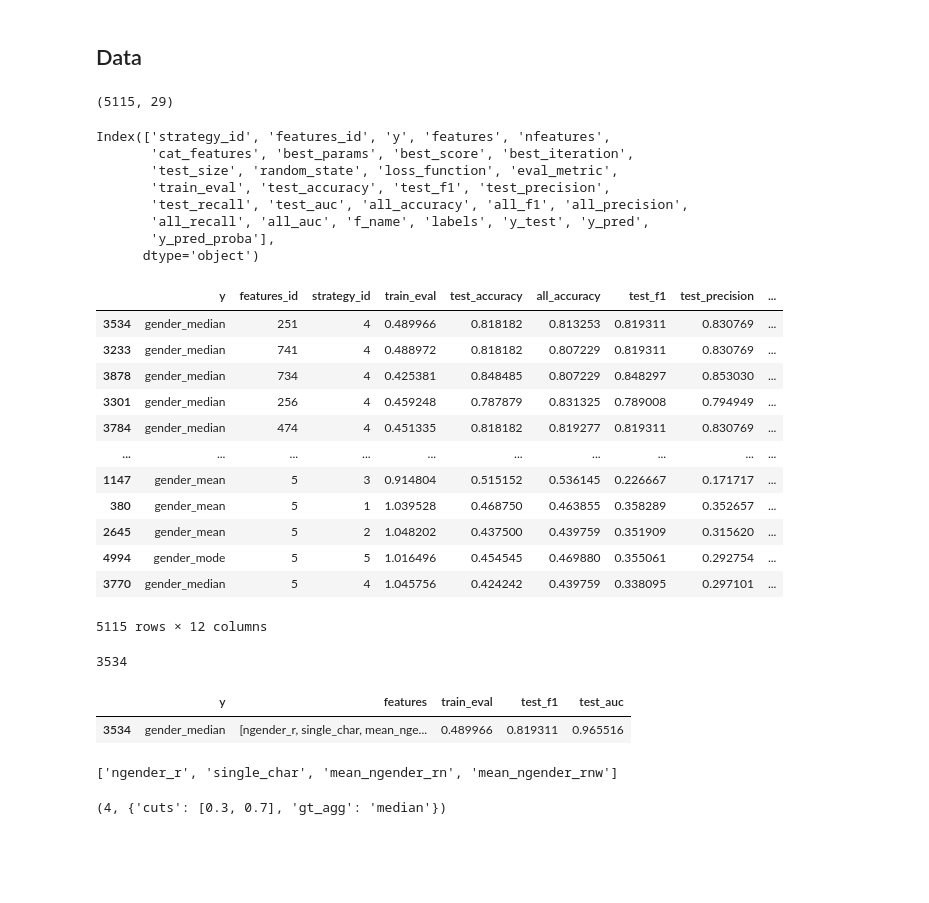
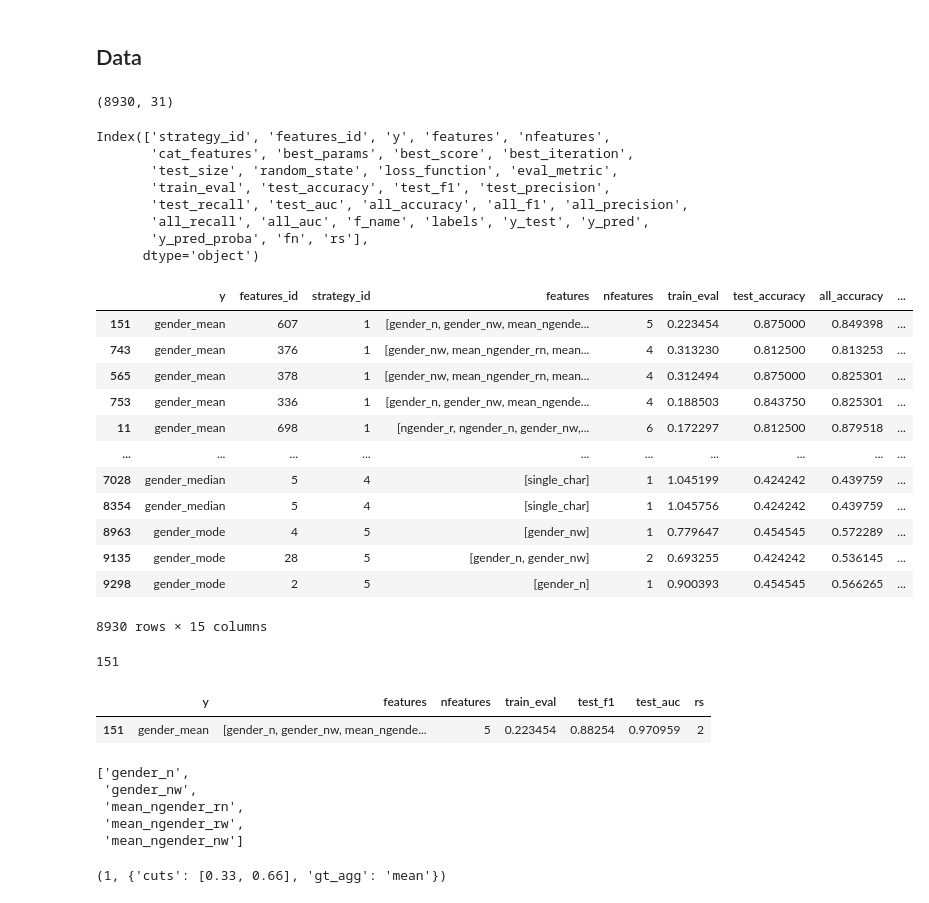
Before and after one commit to CSHVienna/chinese-names-gender, a Jupyter notebook: code/notebooks/predictions_classification.ipynb, the cells around one changed output. Saved outputs shown, nothing was run; the diff lists cells and outputs as text; code cells hidden in the pictures; blank space fills up the shorter version.

Commit message:
all names prediction using best model rs=1

```diff
--- a/code/notebooks/predictions_classification.ipynb
+++ b/code/notebooks/predictions_classification.ipynb
@@ -28,18 +23,25 @@ VERSION = 3
 RANDOM_SEED = 1
 
 VAR_X = ['mean', 'median', 'mode']
-DIR = f'../../results/v{VERSION}/gender/predictions/comparison/rs{RANDOM_SEED}/classification/_<VAR_X>/cut_*/*'
+DIR = f'../../results/v{VERSION}/gender/predictions/comparison/rs*/classification/_<VAR_X>/cut_*/*'
 METRIC = 'test_auc'
+ASCENDING = False
 # %% [markdown]
 ## Data
 # %%
-df_results_mean = ios.load_json_files_to_dataframe(DIR.replace('<VAR_X>', 'mean'))
-df_results_median = ios.load_json_files_to_dataframe(DIR.replace('<VAR_X>', 'median'))
-df_results_mode = ios.load_json_files_to_dataframe(DIR.replace('<VAR_X>', 'mode'))
+df_results_mean = ios.load_json_files_to_dataframe(DIR.replace('<VAR_X>', 'mean'), include_fn=True)
+df_results_median = ios.load_json_files_to_dataframe(DIR.replace('<VAR_X>', 'median'), include_fn=True)
+df_results_mode = ios.load_json_files_to_dataframe(DIR.replace('<VAR_X>', 'mode'), include_fn=True)
 df_results = pd.concat([df_results_mean, df_results_median, df_results_mode], ignore_index=True)
+
+# A few mods:
+df_results.loc[:,'rs'] = df_results.fn.apply(lambda v: int(v.split('/rs')[-1].split('/')[0]))
+df_results = df_results.query("rs != 12345").copy()
 df_results.shape
+
+df_results.shape
 # %% [output]
-(5115, 29)
+(8930, 31)
 # %%
 df_results.columns
 # %% [output]
@@ -49,43 +51,47 @@ Index(['strategy_id', 'features_id', 'y', 'features', 'nfeatures',
        'train_eval', 'test_accuracy', 'test_f1', 'test_precision',
        'test_recall', 'test_auc', 'all_accuracy', 'all_f1', 'all_precision',
        'all_recall', 'all_auc', 'f_name', 'labels', 'y_test', 'y_pred',
-       'y_pred_proba'],
+       'y_pred_proba', 'fn', 'rs'],
       dtype='object')
 # %%
-cols = ['y','features_id','strategy_id','train_eval','test_accuracy','all_accuracy','test_f1','test_precision','test_recall','test_auc','all_auc','f_name']
-df_results[cols].sort_values(METRIC, ascending=False)
+cols = ['y','features_id', 'strategy_id', 'features', 'nfeatures', 'train_eval','test_accuracy','all_accuracy','test_f1','test_precision','test_recall','test_auc','all_auc','f_name','rs']
+df_results[cols].sort_values(METRIC, ascending=ASCENDING)
 # %% [output]
-|  | y | features_id | strategy_id | train_eval | test_accuracy | all_accuracy | test_f1 | test_precision | ... |
-| 3534 | gender_median | 251 | 4 | 0.489966 | 0.818182 | 0.813253 | 0.819311 | 0.830769 | ... |
-| 3233 | gender_median | 741 | 4 | 0.488972 | 0.818182 | 0.807229 | 0.819311 | 0.830769 | ... |
-| 3878 | gender_median | 734 | 4 | 0.425381 | 0.848485 | 0.807229 | 0.848297 | 0.853030 | ... |
-| 3301 | gender_median | 256 | 4 | 0.459248 | 0.787879 | 0.831325 | 0.789008 | 0.794949 | ... |
-| 3784 | gender_median | 474 | 4 | 0.451335 | 0.818182 | 0.819277 | 0.819311 | 0.830769 | ... |
+|  | y | features_id | strategy_id | features | nfeatures | train_eval | test_accuracy | all_accuracy | ... |
+| 151 | gender_mean | 607 | 1 | [gender_n, gender_nw, mean_ngende... | 5 | 0.223454 | 0.875000 | 0.849398 | ... |
+| 743 | gender_mean | 376 | 1 | [gender_nw, mean_ngender_rn, mean... | 4 | 0.313230 | 0.812500 | 0.813253 | ... |
+| 565 | gender_mean | 378 | 1 | [gender_nw, mean_ngender_rn, mean... | 4 | 0.312494 | 0.875000 | 0.825301 | ... |
+| 753 | gender_mean | 336 | 1 | [gender_n, gender_nw, mean_ngende... | 4 | 0.188503 | 0.843750 | 0.825301 | ... |
+| 11 | gender_mean | 698 | 1 | [ngender_r, ngender_n, gender_nw,... | 6 | 0.172297 | 0.812500 | 0.879518 | ... |
 | ... | ... | ... | ... | ... | ... | ... | ... | ... | ... |
-| 1147 | gender_mean | 5 | 3 | 0.914804 | 0.515152 | 0.536145 | 0.226667 | 0.171717 | ... |
-| 380 | gender_mean | 5 | 1 | 1.039528 | 0.468750 | 0.463855 | 0.358289 | 0.352657 | ... |
-| 2645 | gender_mean | 5 | 2 | 1.048202 | 0.437500 | 0.439759 | 0.351909 | 0.315620 | ... |
-| 4994 | gender_mode | 5 | 5 | 1.016496 | 0.454545 | 0.469880 | 0.355061 | 0.292754 | ... |
-| 3770 | gender_median | 5 | 4 | 1.045756 | 0.424242 | 0.439759 | 0.338095 | 0.297101 | ... |
+| 7028 | gender_median | 5 | 4 | [single_char] | 1 | 1.045199 | 0.424242 | 0.439759 | ... |
+| 8354 | gender_median | 5 | 4 | [single_char] | 1 | 1.045756 | 0.424242 | 0.439759 | ... |
+| 8963 | gender_mode | 4 | 5 | [gender_nw] | 1 | 0.779647 | 0.454545 | 0.572289 | ... |
+| 9135 | gender_mode | 28 | 5 | [gender_n, gender_nw] | 2 | 0.693255 | 0.424242 | 0.536145 | ... |
+| 9298 | gender_mode | 2 | 5 | [gender_n] | 1 | 0.900393 | 0.454545 | 0.566265 | ... |
-5115 rows × 12 columns
+8930 rows × 15 columns
 # %%
 best_id = df_results[METRIC].idxmax()
 best_id
 # %% [output]
-3534
+151
 # %%
-df_results.loc[[best_id], ['y', 'features', 'train_eval','test_f1','test_auc']]
+df_results.loc[[best_id], ['y', 'features', 'nfeatures',  'train_eval','test_f1','test_auc', 'rs']]
 # %% [output]
-|  | y | features | train_eval | test_f1 | test_auc |
-| 3534 | gender_median | [ngender_r, single_char, mean_nge... | 0.489966 | 0.819311 | 0.965516 |
+|  | y | features | nfeatures | train_eval | test_f1 | test_auc | rs |
+| 151 | gender_mean | [gender_n, gender_nw, mean_ngende... | 5 | 0.223454 | 0.88254 | 0.970959 | 2 |
 # %%
 df_results.loc[best_id].features
 # %% [output]
-['ngender_r', 'single_char', 'mean_ngender_rn', 'mean_ngender_rnw']
+['gender_n',
+ 'gender_nw',
+ 'mean_ngender_rn',
+ 'mean_ngender_rw',
+ 'mean_ngender_nw']
 # %%
 df_results.loc[best_id].strategy_id, setup.STRATEGY[df_results.loc[best_id].strategy_id]
 # %% [output]
-(4, {'cuts': [0.3, 0.7], 'gt_agg': 'median'})
+(1, {'cuts': [0.33, 0.66], 'gt_agg': 'mean'})
 # %%
 df_results.loc[best_id]
 # %% [output]
```
Also changed, not shown: parts of 17 cells of this notebook, 7 other files.
